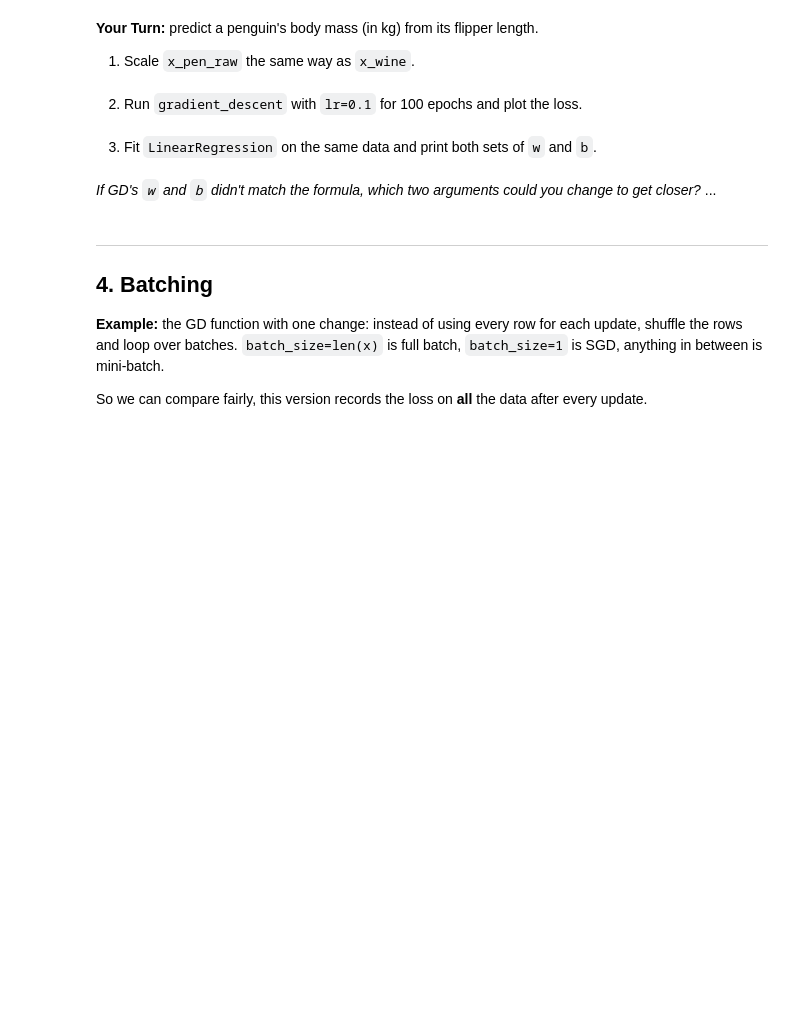
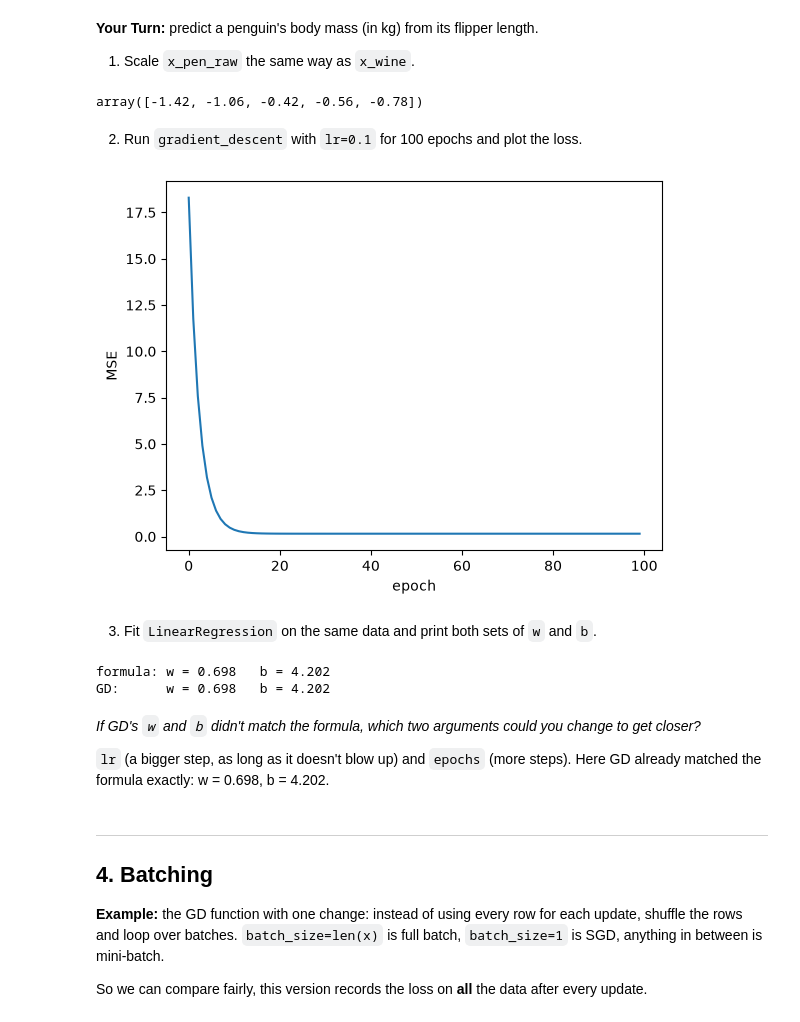
Before and after one commit to himanibalaga/JCP-fall-26, a Jupyter notebook: Week_6.ipynb, the cells around one changed output. Drawn from its saved outputs; the diff is of its cells as text; code cells hidden in the pictures; blank space fills up the shorter version.

```diff
--- a/Week_6.ipynb
+++ b/Week_6.ipynb
@@ -361,23 +497,35 @@ np.round(fix_losses[:5], 1)
 x_pen_raw = penguins["flipper_length_mm"].to_numpy()
 y_mass = (penguins["body_mass_g"] / 1000).to_numpy()   # grams -> kg
 
-x_pen = ...
+x_pen = (x_pen_raw - x_pen_raw.mean()) / x_pen_raw.std()
+x_pen[:5].round(2)
+# %% [output]
+array([-1.42, -1.06, -0.42, -0.56, -0.78])
 # %% [markdown]
 2. Run `gradient_descent` with `lr=0.1` for 100 epochs and plot the loss.
 # %%
-w_pen, b_pen, losses_pen = ...
+w_pen, b_pen, losses_pen = gradient_descent(x_pen, y_mass, lr=0.1, epochs=100)
 
-plt.plot(...)
+plt.plot(losses_pen)
 plt.xlabel("epoch")
 plt.ylabel("MSE")
 plt.show()
+# %% [output]
+[figure, added]
 # %% [markdown]
 3. Fit `LinearRegression` on the same data and print both sets of `w` and `b`.
 # %%
-lin_pen = ...
-...
+lin_pen = LinearRegression()
+lin_pen.fit(x_pen.reshape(-1, 1), y_mass)
+print("formula: w =", round(lin_pen.coef_[0], 3), "  b =", round(lin_pen.intercept_, 3))
+print("GD:      w =", round(w_pen, 3), "  b =", round(b_pen, 3))
+# %% [output]
+formula: w = 0.698   b = 4.202
+GD:      w = 0.698   b = 4.202
 # %% [markdown]
-*If GD's `w` and `b` didn't match the formula, which two arguments could you change to get closer?* ...
+*If GD's `w` and `b` didn't match the formula, which two arguments could you change to get closer?*
+
+`lr` (a bigger step, as long as it doesn't blow up) and `epochs` (more steps). Here GD already matched the formula exactly: w = 0.698, b = 4.202.
 # %% [markdown]
 ---
 ## 4. Batching
```
Also changed, not shown: parts of 45 cells of this notebook.
